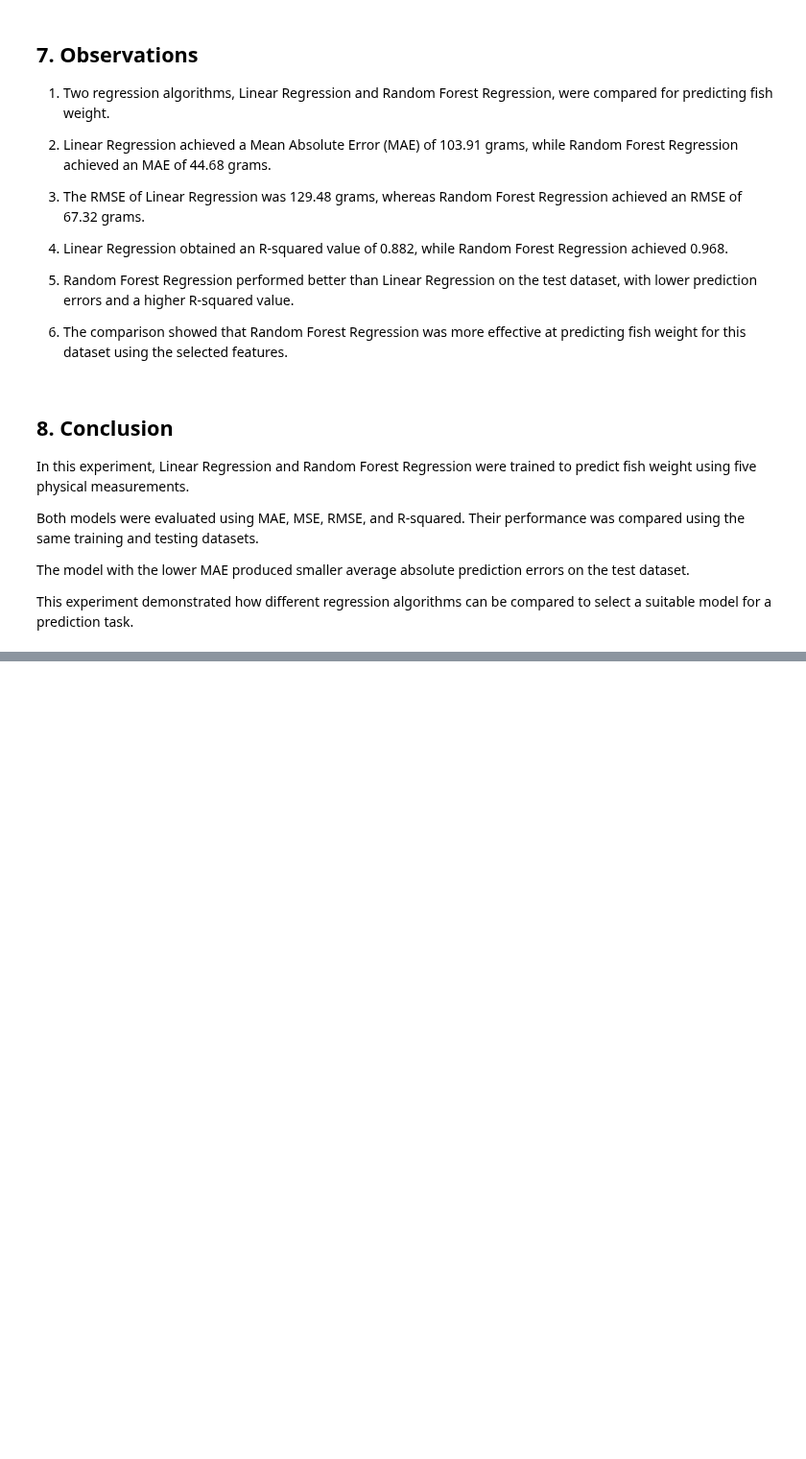
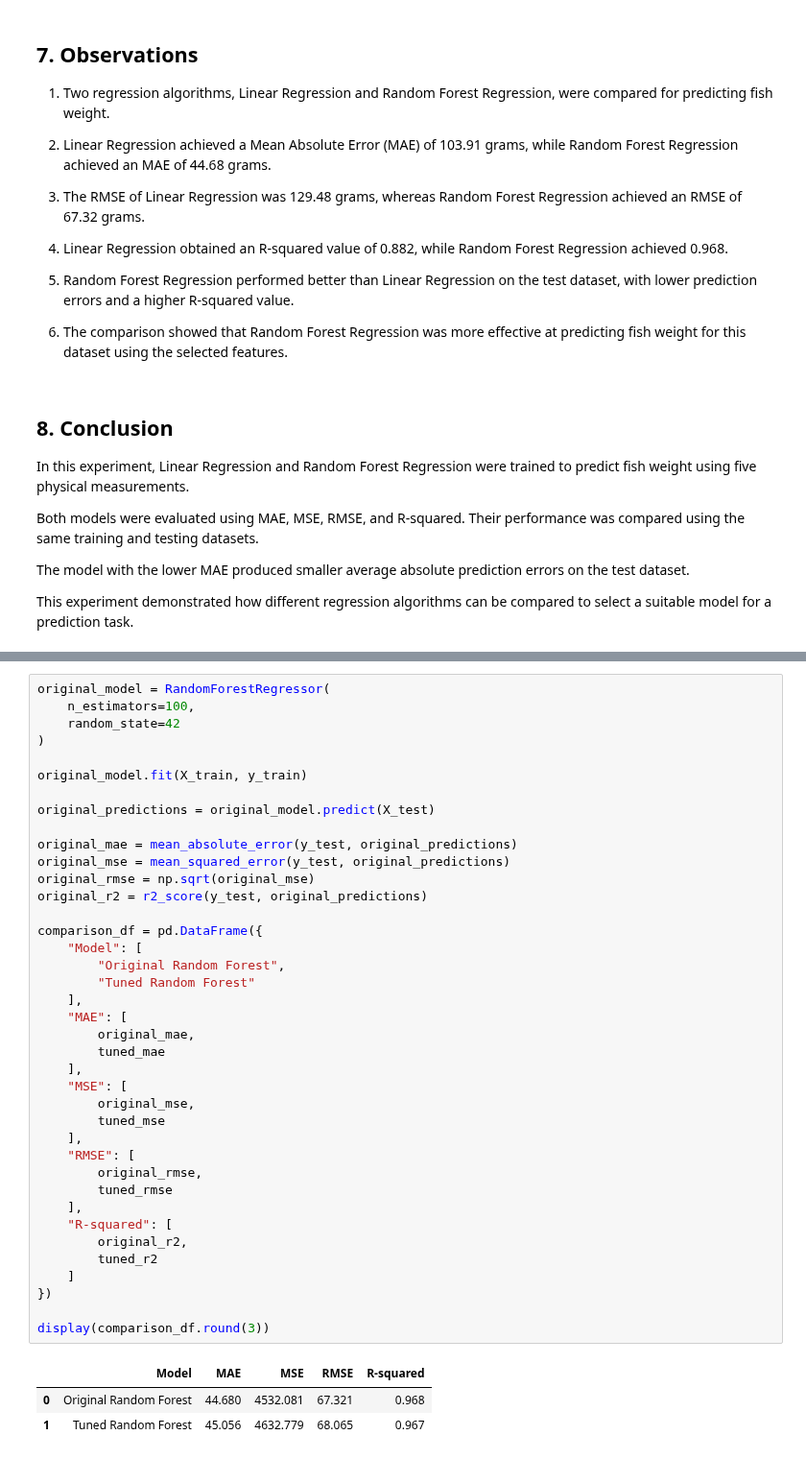
Before and after one commit to abhipsa29-cloud/Fish-Weight-Prediction, a Jupyter notebook: Fish_Weight_Prediction.ipynb, the cells around one changed output, grey strips where cells are left out. Shown at 96% size. Saved outputs shown, nothing was run; the diff lists cells and outputs as text; blank space fills up the shorter version.

```diff
--- a/Fish_Weight_Prediction.ipynb
+++ b/Fish_Weight_Prediction.ipynb
@@ -4410,0 +4631,43 @@ can be compared to select a suitable model for a prediction task.
+# %%
+original_model = RandomForestRegressor(
+    n_estimators=100,
+    random_state=42
+)
+
+original_model.fit(X_train, y_train)
+
+original_predictions = original_model.predict(X_test)
+
+original_mae = mean_absolute_error(y_test, original_predictions)
+original_mse = mean_squared_error(y_test, original_predictions)
+original_rmse = np.sqrt(original_mse)
+original_r2 = r2_score(y_test, original_predictions)
+
+comparison_df = pd.DataFrame({
+    "Model": [
+        "Original Random Forest",
+        "Tuned Random Forest"
+    ],
+    "MAE": [
+        original_mae,
+        tuned_mae
+    ],
+    "MSE": [
+        original_mse,
+        tuned_mse
+    ],
+    "RMSE": [
+        original_rmse,
+        tuned_rmse
+    ],
+    "R-squared": [
+        original_r2,
+        tuned_r2
+    ]
+})
+
+display(comparison_df.round(3))
+# %% [output]
+|  | Model | MAE | MSE | RMSE | R-squared |
+| 0 | Original Random Forest | 44.680 | 4532.081 | 67.321 | 0.968 |
+| 1 | Tuned Random Forest | 45.056 | 4632.779 | 68.065 | 0.967 |
```
Also changed, not shown: parts of 18 cells of this notebook.
